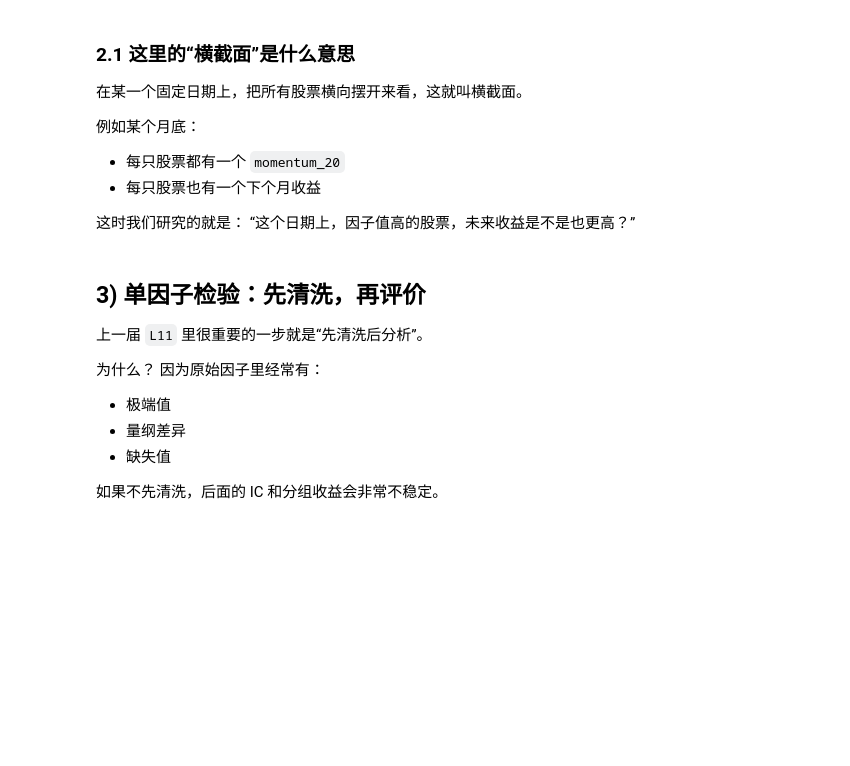
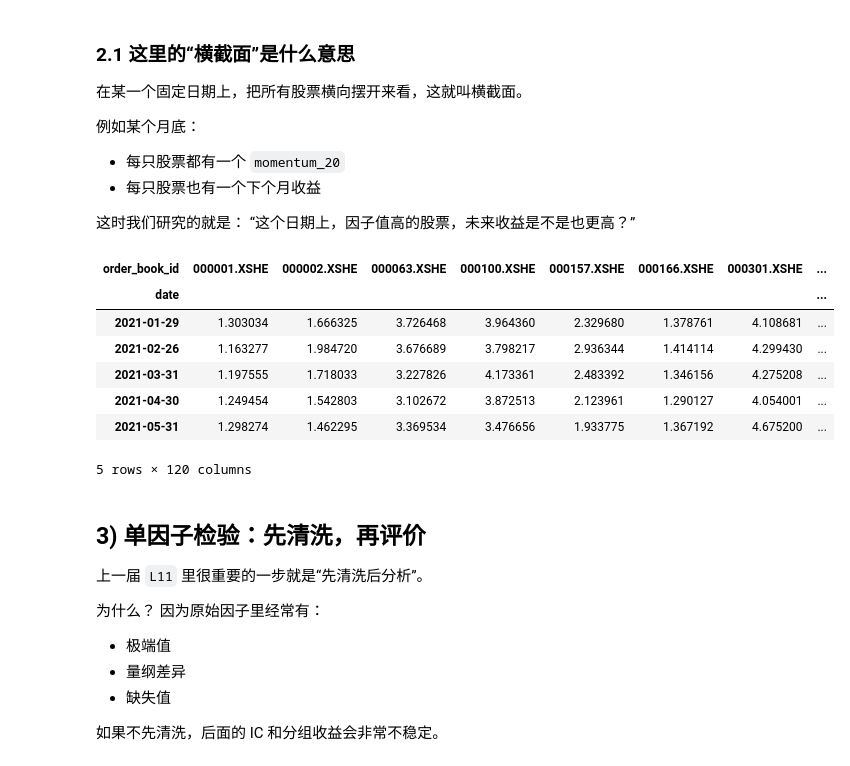
Before and after one commit to GoodNight0721/fec_workshop, a Jupyter notebook: quant_investing/compact_6lectures/C05_单因子到多因子.ipynb, the cells around one changed output. Cells and saved outputs as stored; diff of their text form; code cells hidden in the pictures; blank space fills up the shorter version.

```diff
--- a/quant_investing/compact_6lectures/C05_单因子到多因子.ipynb
+++ b/quant_investing/compact_6lectures/C05_单因子到多因子.ipynb
@@ -65,10 +70,14 @@ close.head()
 
 所以我们需要把日频数据压缩成“月末决策点”。
 # %%
+# 用每个月最后一个真实交易日做月频观察点，不用自然月月末
 close_wide = close.pivot(index="date", columns="order_book_id", values="close")
-month_ends = pd.DatetimeIndex(close_wide.resample("ME").last().index)
+month_ends = pd.DatetimeIndex(
+    close_wide.groupby(close_wide.index.to_period("M")).tail(1).index
+)
 
-future_ret_1m = close_wide.loc[month_ends].shift(-1) / close_wide.loc[month_ends] - 1
+close_month = close_wide.loc[month_ends]
+future_ret_1m = close_month.shift(-1) / close_month - 1
 momentum_20 = close_wide / close_wide.shift(20) - 1
 momentum_month = momentum_20.loc[month_ends]
 
@@ -86,16 +99,25 @@ month_ends[:5]
 # %%
 # 再补一个估值因子，形成最小双因子集合
 value_factor = rqdatac.get_factor(
     universe,
     ["pb_ratio_ttm"],
     start_date=START_DATE,
     end_date=END_DATE,
     expect_df=True,
 ).reset_index()
 
 value_wide = value_factor.pivot(index="date", columns="order_book_id", values="pb_ratio_ttm")
-value_month = value_wide.loc[month_ends]
+value_month = value_wide.reindex(month_ends)
 value_month.head()
+# %% [output]
+| order_book_id | 000001.XSHE | 000002.XSHE | 000063.XSHE | 000100.XSHE | 000157.XSHE | 000166.XSHE | 000301.XSHE | ... |
+| date |  |  |  |  |  |  |  | ... |
+| 2021-01-29 | 1.303034 | 1.666325 | 3.726468 | 3.964360 | 2.329680 | 1.378761 | 4.108681 | ... |
+| 2021-02-26 | 1.163277 | 1.984720 | 3.676689 | 3.798217 | 2.936344 | 1.414114 | 4.299430 | ... |
+| 2021-03-31 | 1.197555 | 1.718033 | 3.227826 | 4.173361 | 2.483392 | 1.346156 | 4.275208 | ... |
+| 2021-04-30 | 1.249454 | 1.542803 | 3.102672 | 3.872513 | 2.123961 | 1.290127 | 4.054001 | ... |
+| 2021-05-31 | 1.298274 | 1.462295 | 3.369534 | 3.476656 | 1.933775 | 1.367192 | 4.675200 | ... |
+5 rows × 120 columns
 # %% [markdown]
 ## 3) 单因子检验：先清洗，再评价
 上一届 `L11` 里很重要的一步就是“先清洗后分析”。
```
Also changed, not shown: parts of 19 cells of this notebook, 1 other file.
